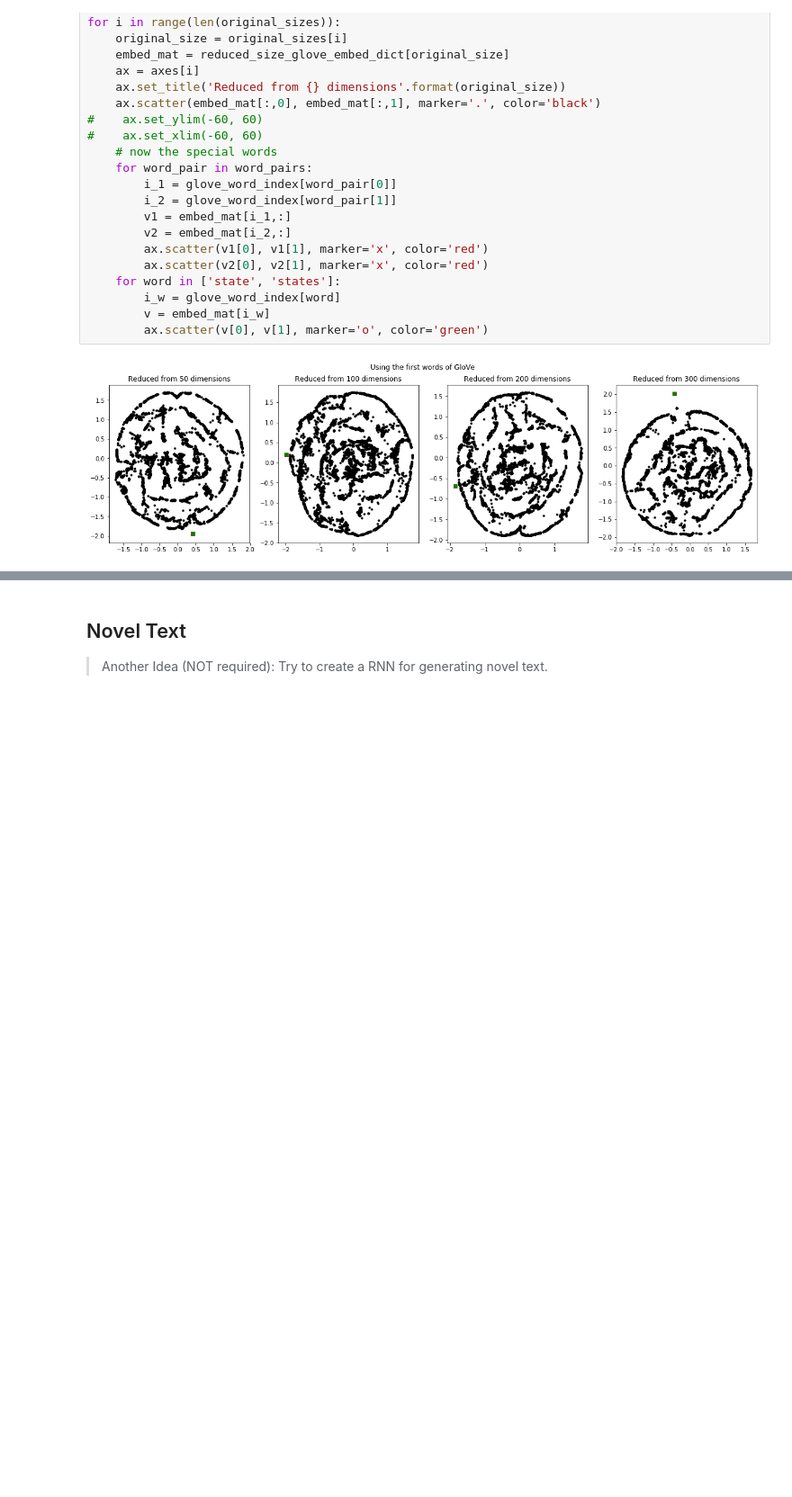
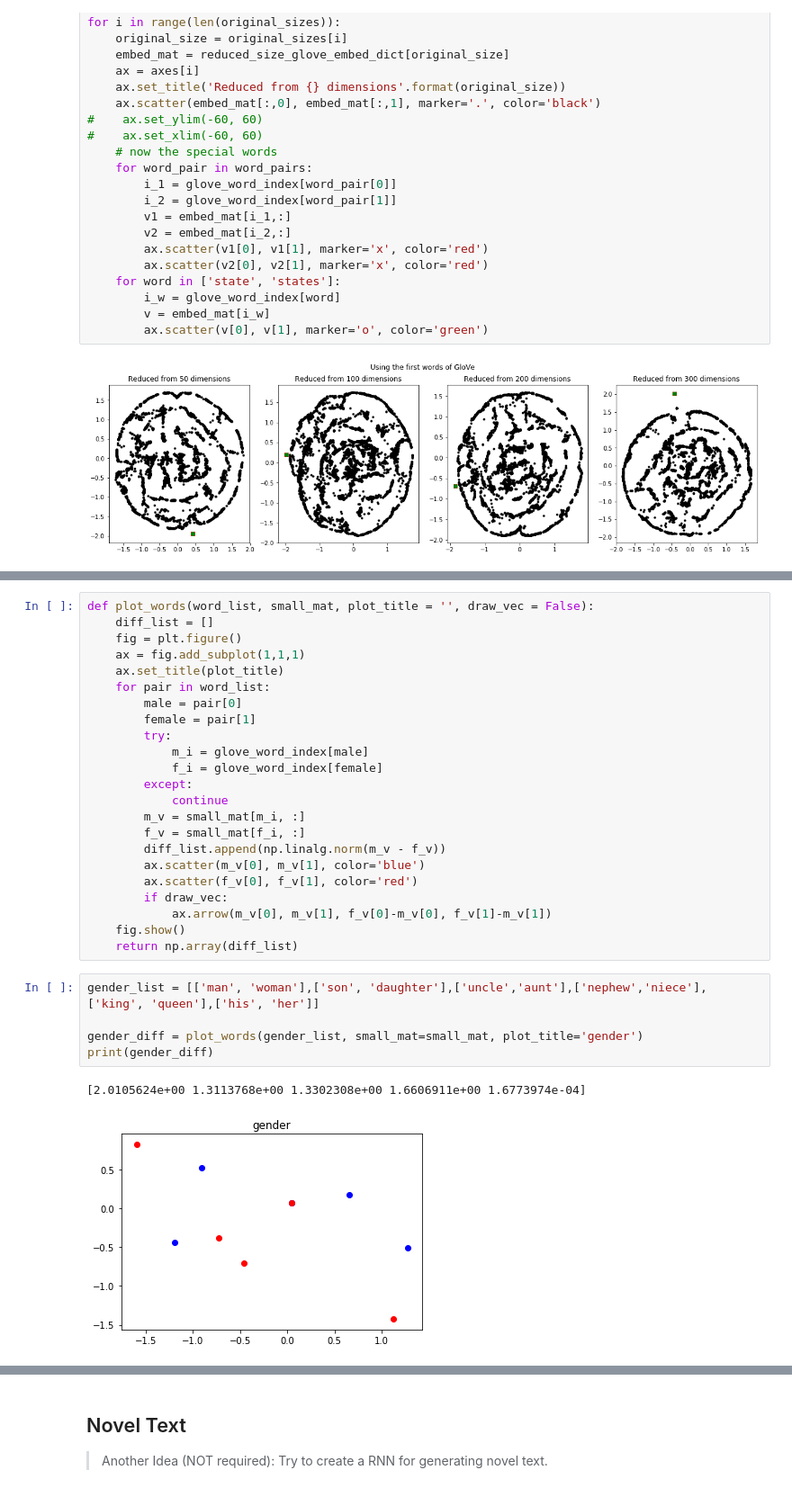
Before and after one commit to jamesothomas/MachineLearningPython, a Jupyter notebook: Lab7/Lab7_Stocks_JT.ipynb, the cells around one changed output, grey strips where cells are left out. Shown at 90% size. Cells and saved outputs as stored; diff of their text form; blank space fills up the shorter version.

```diff
--- a/Lab7/Lab7_Stocks_JT.ipynb
+++ b/Lab7/Lab7_Stocks_JT.ipynb
@@ -1283,0 +1394,31 @@ for i in range(len(original_sizes)):
+# %%
+def plot_words(word_list, small_mat, plot_title = '', draw_vec = False):
+    diff_list = []
+    fig = plt.figure()
+    ax = fig.add_subplot(1,1,1)
+    ax.set_title(plot_title)
+    for pair in word_list:
+        male = pair[0]
+        female = pair[1]
+        try:
+            m_i = glove_word_index[male]
+            f_i = glove_word_index[female]
+        except:
+            continue
+        m_v = small_mat[m_i, :]
+        f_v = small_mat[f_i, :]
+        diff_list.append(np.linalg.norm(m_v - f_v))
+        ax.scatter(m_v[0], m_v[1], color='blue')
+        ax.scatter(f_v[0], f_v[1], color='red')
+        if draw_vec:
+            ax.arrow(m_v[0], m_v[1], f_v[0]-m_v[0], f_v[1]-m_v[1])
+    fig.show()
+    return np.array(diff_list)
+# %%
+gender_list = [['man', 'woman'],['son', 'daughter'],['uncle','aunt'],['nephew','niece'],['king', 'queen'],['his', 'her']]
+
+gender_diff = plot_words(gender_list, small_mat=small_mat, plot_title='gender')
+print(gender_diff)
+# %% [output]
+[2.0105624e+00 1.3113768e+00 1.3302308e+00 1.6606911e+00 1.6773974e-04]
+[figure, added]
```
Also changed, not shown: parts of 13 cells of this notebook.
